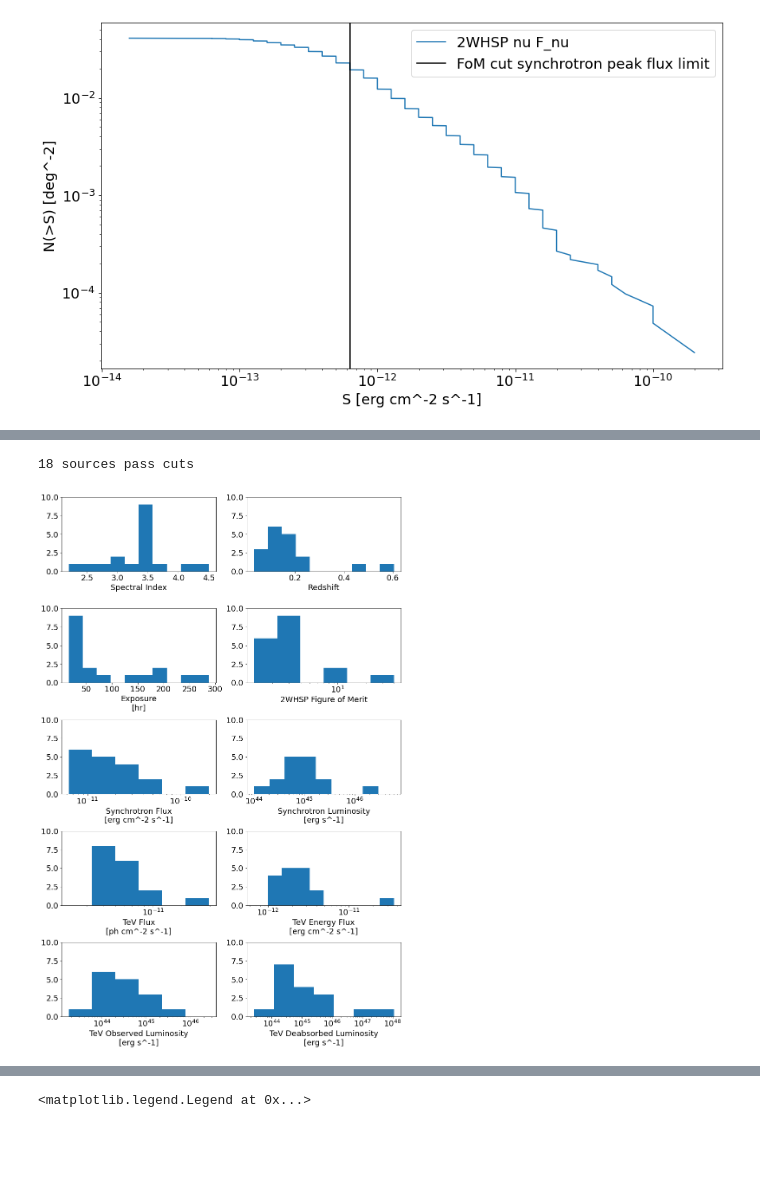
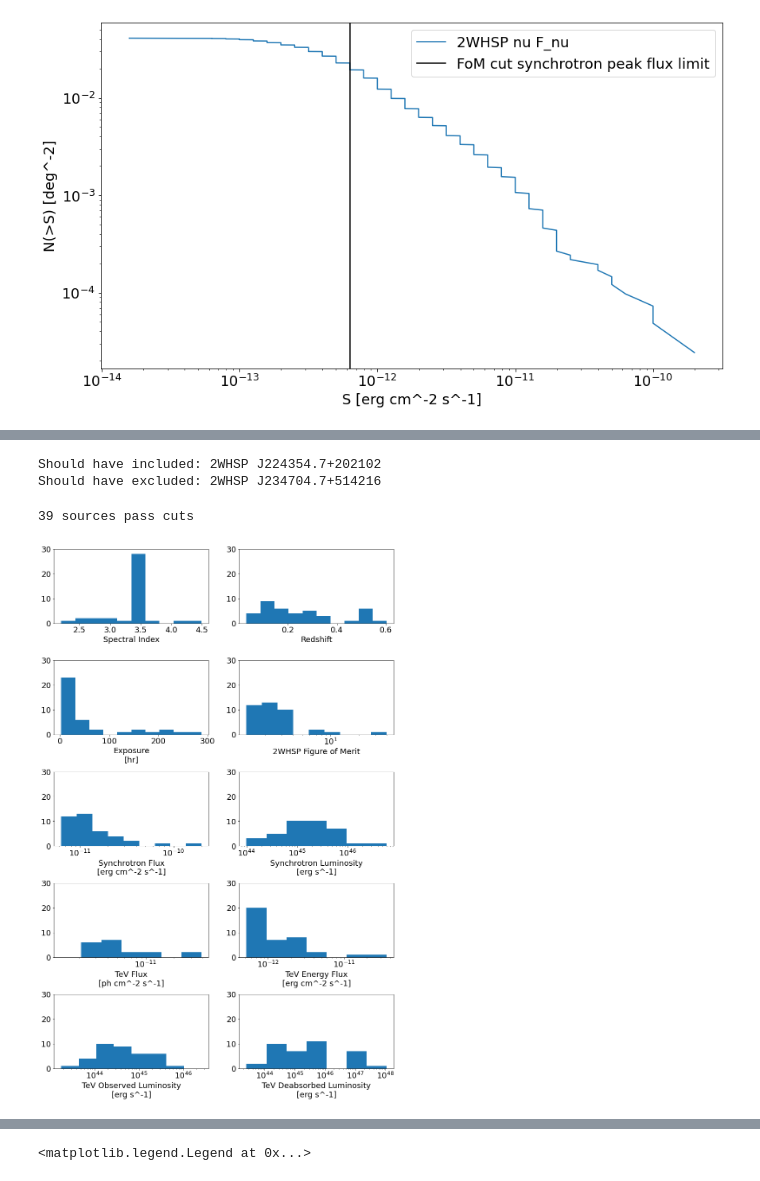
Before and after one commit to aribrill/lf-simulation, a Jupyter notebook: LF_calculation.ipynb, the cells around one changed output, grey strips where cells are left out. Saved outputs shown, nothing was run; the diff lists cells and outputs as text; code cells hidden in the pictures; blank space fills up the shorter version.

Commit message:
Add assumptions for missing values
Assume reasonable values for missing fluxes and redshifts.
Plot the LF for both the observed and deabsorbed fluxes.

```diff
--- a/LF_calculation.ipynb
+++ b/LF_calculation.ipynb
@@ -151,6 +151,10 @@ plt.legend()
 # Read in our data and join in to the selected 2WHSP sources
 vts_data = pd.read_csv("LF_blazar_data.csv")
 data = vts_data.join(whsp[cut_mask].set_index('name'), on='whsp_name', how='inner')
+
+# Olivier calculated an average Mrk 501 flux of 23% Crab (it's listed as "variable" in TeVCat)
+data.loc[data.source == "Mkn 501", 'tevcat_flux_crab'] = 0.23
+
 data
 # %% [output]
 |  | source | whsp_name | z | archival_hours | year1_hours | tevcat_flux_crab | tevcat_index | ra | ... |
@@ -174,3 +178,12 @@ data
+# %%
+# RGB J2243+203 should have been included in our LF selection (FOM = 1.58)
+# 1ES 2344+514 should have been excluded from our LF selection (galactic latitude = -9.9)
+
+print("Should have included: {}".format(",".join(list(set(whsp.name[cut_mask]) - set(vts_data.whsp_name)))))
+print("Should have excluded: {}".format(",".join(list(set(vts_data.whsp_name) - set(whsp.name[cut_mask])))))
+# %% [output]
+Should have included: 2WHSP J224354.7+202102
+Should have excluded: 2WHSP J234704.7+514216
 # %%
 def deabsorb_spectrum(spectrum, bin_edges, z):
     """Apply EBL deabsorption to the fluxes.
@@ -298,7 +311,8 @@ dists = {}
 # Use a default spectral index for sources without one in TeVCat
 dists['index'] = Dist(np.nan_to_num(data.tevcat_index.to_numpy(), nan=3.5)*u.dimensionless_unscaled,
                       "Spectral Index")
-dists['z'] = Dist(data.z.to_numpy()*u.dimensionless_unscaled, "Redshift")
+# Use a default redshift for sources without a known redshift
+dists['z'] = Dist(np.nan_to_num(data.z.to_numpy(), nan=0.5)*u.dimensionless_unscaled, "Redshift")
 dists['exposure'] = Dist((data.archival_hours + data.year1_hours).to_numpy()*u.hr, "Exposure\n[hr]")
 dists['fom'] = Dist(data.figure_of_merit.to_numpy()*u.dimensionless_unscaled, "2WHSP Figure of Merit")
 
@@ -317,45 +331,47 @@ e_start = 0.03*u.TeV
 e_stop = 30.*u.TeV
 num_bins = 60  # Number of spectral bins (20 per decade)
 
-dists['tev_flux'] = Dist(crab_flux_to_photon_flux(data.tevcat_flux_crab.to_numpy()*u.dimensionless_unscaled,
+# Use a default flux in Crab units for sources without one in TeVCat
+dists['tev_flux'] = Dist(crab_flux_to_photon_flux(np.nan_to_num(data.tevcat_flux_crab.to_numpy(),
+                                                                nan=0.01)*u.dimensionless_unscaled,
                                                   e_min),
                          "TeV Flux\n[ph cm^-2 s^-1]")
 spectrum, bin_edges = get_spectrum(dists['tev_flux'].arr, dists['index'].arr, e_min=e_min, e_max=e_max,
                                    e_start=e_start, e_stop=e_stop, num_bins=num_bins)
 dists['tev_eflux'] = Dist(spectrum_to_eflux(spectrum, bin_edges, dists['z'].arr, deabsorb=False),
                           "TeV Energy Flux\n[erg cm^-2 s^-1]")
 dists['tev_obs_luminosity'] = Dist(spectrum_to_luminosity(spectrum, bin_edges, dists['index'].arr, dists['z'].arr,
-                                                      deabsorb=False),
-                               "TeV Observed Luminosity\n[erg s^-1]")
-dists['tev_luminosity'] = Dist(spectrum_to_luminosity(spectrum, bin_edges, dists['index'].arr, dists['z'].arr,
-                                                      deabsorb=True),
-                               "TeV Deabsorbed Luminosity\n[erg s^-1]")
+                                                          deabsorb=False),
+                                   "TeV Observed Luminosity\n[erg s^-1]")
+dists['tev_deabs_luminosity'] = Dist(spectrum_to_luminosity(spectrum, bin_edges, dists['index'].arr,
+                                                            dists['z'].arr, deabsorb=True),
+                                     "TeV Deabsorbed Luminosity\n[erg s^-1]")
 
 # Include only sources with TeV fluxes and known redshifts (as well as the other values)
 mask = np.ones(len(dists['tev_flux'].arr), dtype=bool)
 for key, dist in dists.items():
     mask &= ~np.isnan(dist.arr)
 for key, dist in dists.items():
     dists[key] = Dist(dist.arr[mask], dist.label)
 e_max = e_max[mask]
 print("{} sources pass cuts".format(sum(mask)))
 
 # Plot distributions of the data
 fig, axes = plt.subplots(5, 2, figsize=(14.0, 22.0))
 for ax, (key, dist) in zip(axes.ravel(), dists.items()):
     if key in ['index', 'z', 'exposure']:
         bins = 10
     else:
         _, bins = np.histogram(np.log10(dist.arr.value), bins='auto')
         bins = 10**bins
         ax.set_xscale('log')
     ax.hist(dist.arr.value, bins=bins)
-    ax.set_ylim(0, 10)
+    ax.set_ylim(0, 30)
     ax.set_xlabel(dist.label)
 plt.subplots_adjust(hspace=0.5)
 # %% [output]
-18 sources pass cuts
+39 sources pass cuts
-[figure, old version]
+[figure, new version]
 # %%
 # Plot the logN-logS of the VERITAS sources (using the TeVCat fluxes)
 logN_logS(dists['tev_eflux'].arr, sky_coverage=sky_coverage, label="TeVCat fluxes")
```
Also changed, not shown: parts of 7 cells of this notebook, 1 other file.
